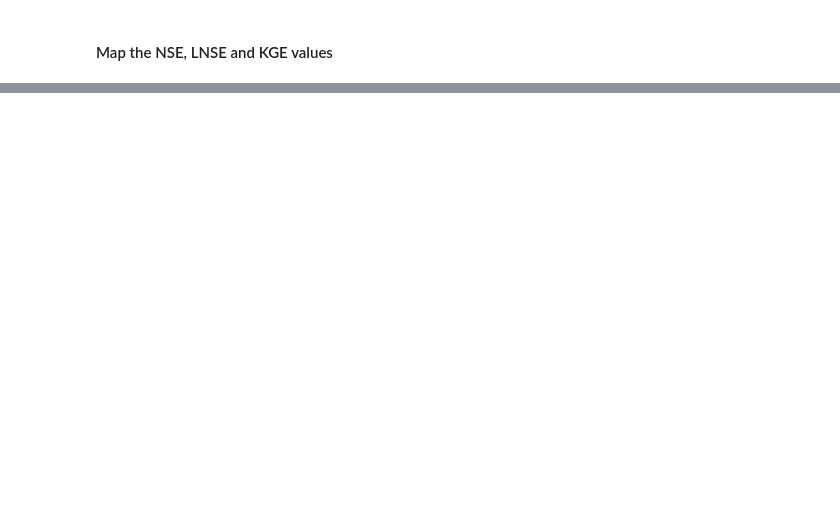
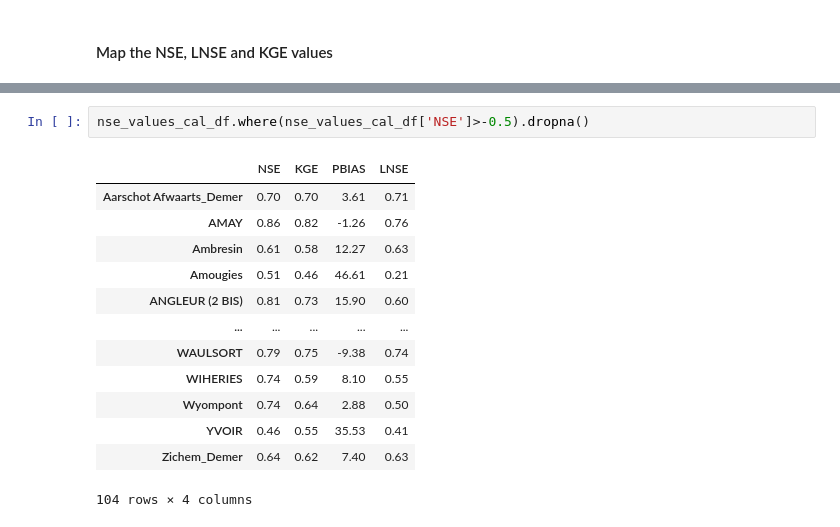
Before and after one commit to klekarkar/mHM_IO_dataprocessing, a Jupyter notebook: flow_evaluation.ipynb, the cells around one changed output, grey strips where cells are left out. Cells and saved outputs as stored; diff of their text form; blank space fills up the shorter version.

```diff
--- a/flow_evaluation.ipynb
+++ b/flow_evaluation.ipynb
@@ -325,0 +315,16 @@ meta
+# %%
+nse_values_cal_df.where(nse_values_cal_df['NSE']>-0.5).dropna()
+# %% [output]
+|  | NSE | KGE | PBIAS | LNSE |
+| Aarschot Afwaarts_Demer | 0.70 | 0.70 | 3.61 | 0.71 |
+| AMAY | 0.86 | 0.82 | -1.26 | 0.76 |
+| Ambresin | 0.61 | 0.58 | 12.27 | 0.63 |
+| Amougies | 0.51 | 0.46 | 46.61 | 0.21 |
+| ANGLEUR (2 BIS) | 0.81 | 0.73 | 15.90 | 0.60 |
+| ... | ... | ... | ... | ... |
+| WAULSORT | 0.79 | 0.75 | -9.38 | 0.74 |
+| WIHERIES | 0.74 | 0.59 | 8.10 | 0.55 |
+| Wyompont | 0.74 | 0.64 | 2.88 | 0.50 |
+| YVOIR | 0.46 | 0.55 | 35.53 | 0.41 |
+| Zichem_Demer | 0.64 | 0.62 | 7.40 | 0.63 |
+104 rows × 4 columns
```
Also changed, not shown: parts of 16 cells of this notebook, 2 other files.
